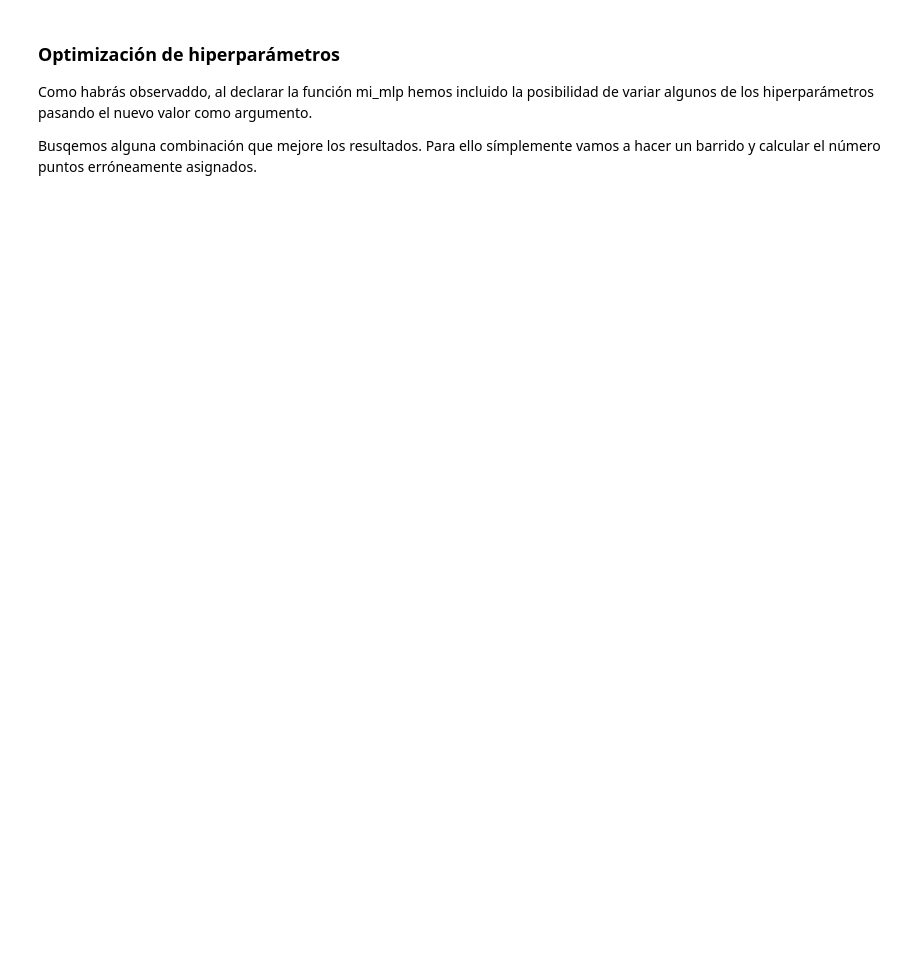
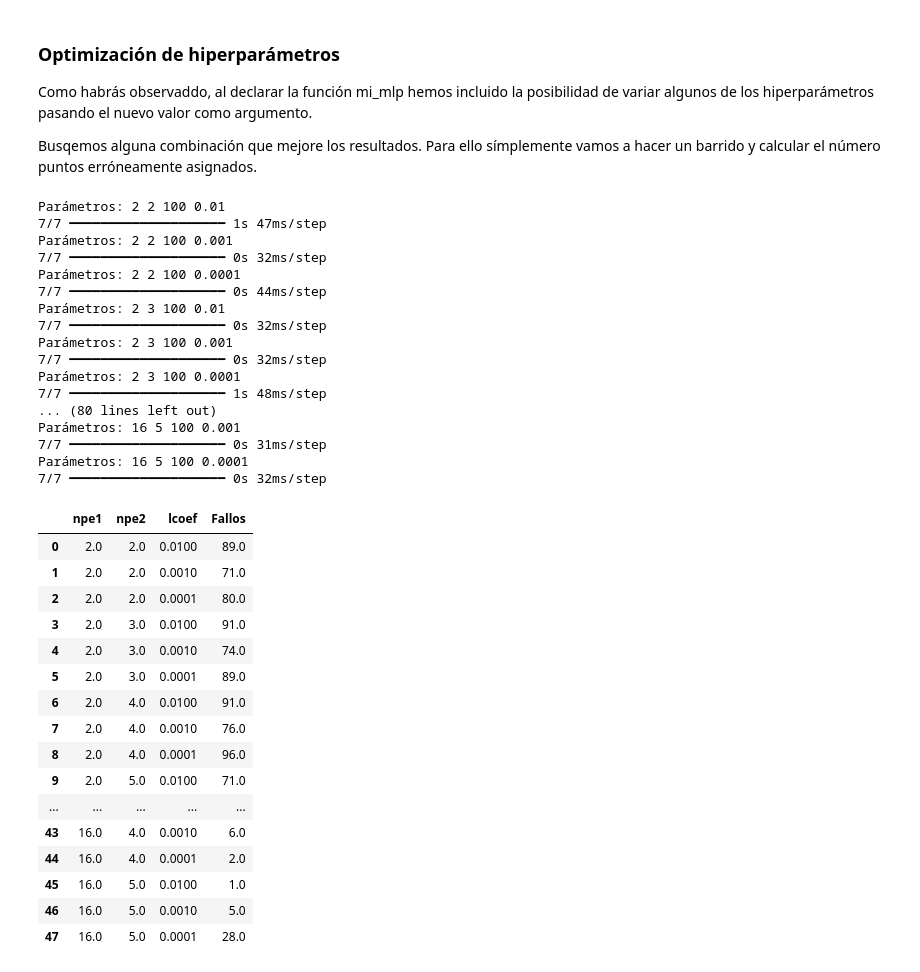
Before and after one commit to QIMoro-UVa/DL_2025-26, a Jupyter notebook: Intro_lab_2_Espirales_v1.ipynb, the cells around one changed output. Drawn from its saved outputs; the diff is of its cells as text; code cells hidden in the pictures; blank space fills up the shorter version.

```diff
--- a/Intro_lab_2_Espirales_v1.ipynb
+++ b/Intro_lab_2_Espirales_v1.ipynb
@@ -51,8 +48,8 @@ plt.show()
 history = History ()
 
 model = Sequential()
-model.add(layers.Dense(8, input_dim=2, activation='tanh', name='Oculta1'))
-
+model.add(Input(shape=(2,)))
+model.add(layers.Dense(8, activation='tanh', name='Oculta1'))
 model.add(layers.Dense(6, activation='tanh', name='Oculta2'))
 model.add(layers.Dense(4, activation='tanh', name='Oculta3'))
 model.add(layers.Dense(1, activation='sigmoid', name="Salida"))
@@ -97,14 +94,15 @@ Como hemos visto en el apartado anterior que somos capaces de reproducir las dos
 # %%
 # Función que crea y entrena el mlp
 
-def mi_mlp (npe1=8, npe2=8, epocas=1000, lr=0.001):
+def mi_mlp (npe1=8, npe2=8, epocas=100, lr=0.001):
     # Fíjate en los valores por defecto de los parámetros
     history = History ()
 
     print ("Parámetros:",npe1, npe2, epocas, lr)
 
     model = Sequential()
-    model.add(layers.Dense(npe1, input_dim=2, activation='tanh', name="Oculta1"))
+    model.add(Input(shape=(2,)))
+    model.add(layers.Dense(npe1, activation='tanh', name="Oculta1"))
     model.add(layers.Dense(npe2, activation='tanh', name="Oculta2"))
     model.add(layers.Dense(1, activation='sigmoid', name="Salida"))
 
@@ -200,21 +250,56 @@ Busqemos alguna combinación que mejore los resultados. Para ello símplemente v
 # %%
 dfResultados=pd.DataFrame (columns=["npe1", "npe2", "lcoef", "Fallos"])
 
 for capa1 in [2, 4, 8, 16]:
     for capa2 in [2, 3, 4, 5]:
         for lcoef in [0.01, 0.001, 0.0001]:
-            modelo=mi_mlp(npe1=capa1, npe2=capa2, lr=lcoef)
+            modelo=mi_mlp(npe1=capa1, npe2=capa2, epocas=100, lr=lcoef)
             z=modelo.predict (X_test)
             e=z-Y_test.reshape ((200,1))
             eabs=abs (e)
             fallos=0
             for v in eabs:
                 if v >= 0.5:
                     fallos=fallos + 1
 
-            dfResultados=dfResultados.append ({'npe1':capa1, 'npe2':capa2, 'lcoef':lcoef, 'Fallos':fallos}, ignore_index=True)
+            dfResultados.loc[len(dfResultados)]=[capa1, capa2, lcoef, fallos]
 
 dfResultados
+# %% [output]
+Parámetros: 2 2 100 0.01
+7/7 ━━━━━━━━━━━━━━━━━━━━ 1s 47ms/step
+Parámetros: 2 2 100 0.001
+7/7 ━━━━━━━━━━━━━━━━━━━━ 0s 32ms/step
+Parámetros: 2 2 100 0.0001
+7/7 ━━━━━━━━━━━━━━━━━━━━ 0s 44ms/step
+Parámetros: 2 3 100 0.01
+7/7 ━━━━━━━━━━━━━━━━━━━━ 0s 32ms/step
+Parámetros: 2 3 100 0.001
+7/7 ━━━━━━━━━━━━━━━━━━━━ 0s 32ms/step
+Parámetros: 2 3 100 0.0001
+7/7 ━━━━━━━━━━━━━━━━━━━━ 1s 48ms/step
+... (80 lines left out)
+Parámetros: 16 5 100 0.001
+7/7 ━━━━━━━━━━━━━━━━━━━━ 0s 31ms/step
+Parámetros: 16 5 100 0.0001
+7/7 ━━━━━━━━━━━━━━━━━━━━ 0s 32ms/step
+|  | npe1 | npe2 | lcoef | Fallos |
+| 0 | 2.0 | 2.0 | 0.0100 | 89.0 |
+| 1 | 2.0 | 2.0 | 0.0010 | 71.0 |
+| 2 | 2.0 | 2.0 | 0.0001 | 80.0 |
+| 3 | 2.0 | 3.0 | 0.0100 | 91.0 |
+| 4 | 2.0 | 3.0 | 0.0010 | 74.0 |
+| 5 | 2.0 | 3.0 | 0.0001 | 89.0 |
+| 6 | 2.0 | 4.0 | 0.0100 | 91.0 |
+| 7 | 2.0 | 4.0 | 0.0010 | 76.0 |
+| 8 | 2.0 | 4.0 | 0.0001 | 96.0 |
+| 9 | 2.0 | 5.0 | 0.0100 | 71.0 |
+| ... | ... | ... | ... | ... |
+| 43 | 16.0 | 4.0 | 0.0010 | 6.0 |
+| 44 | 16.0 | 4.0 | 0.0001 | 2.0 |
+| 45 | 16.0 | 5.0 | 0.0100 | 1.0 |
+| 46 | 16.0 | 5.0 | 0.0010 | 5.0 |
+| 47 | 16.0 | 5.0 | 0.0001 | 28.0 |
 # %%
 # Esta celda está comentada porque no queremos perder el contenido del fichero que hemos creado hace un rato.
 
```
Also changed, not shown: parts of 9 cells of this notebook.
